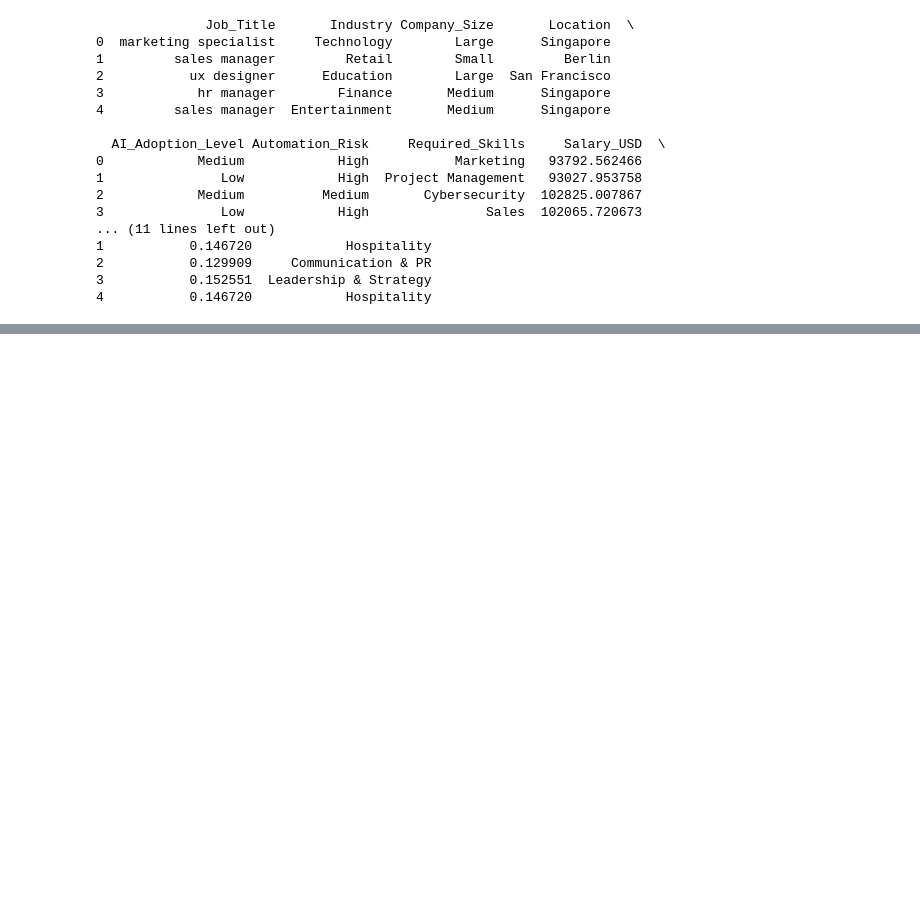
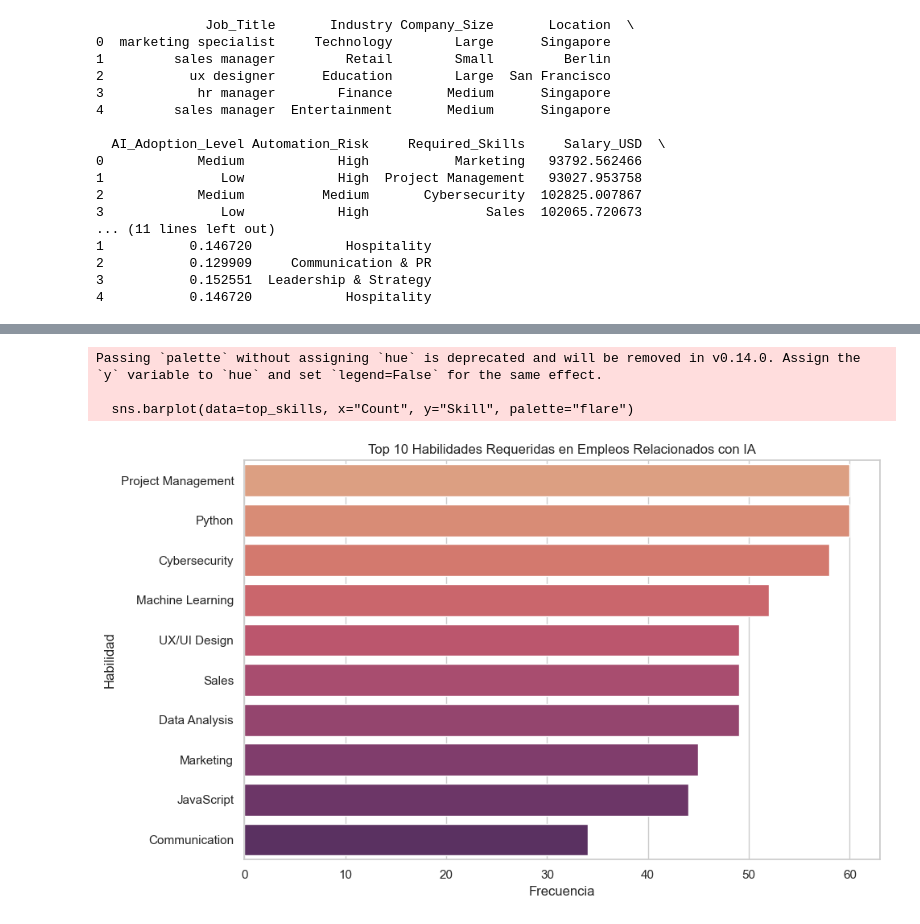
Before and after one commit to httpluris7/AI-Impact-on-works-today, a Jupyter notebook: AI_work.ipynb, the cells around one changed output, grey strips where cells are left out. Saved outputs shown, nothing was run; the diff lists cells and outputs as text; code cells hidden in the pictures; blank space fills up the shorter version.

```diff
--- a/AI_work.ipynb
+++ b/AI_work.ipynb
@@ -35,0 +117,19 @@ Limpieza de los 3 datasets
+# %%
+# Contar las 10 habilidades más frecuentes que solicitan las empresas
+top_skills = AI_job1["Required Skills"].value_counts().head(10).reset_index()
+top_skills.columns = ["Skill", "Count"]
+
+
+sns.set(style="whitegrid")
+plt.figure(figsize=(10, 6))
+sns.barplot(data=top_skills, x="Count", y="Skill", palette="flare")
+plt.title("Top 10 Habilidades Requeridas en Empleos Relacionados con IA")
+plt.xlabel("Frecuencia")
+plt.ylabel("Habilidad")
+plt.tight_layout()
+plt.show()
+# %% [output]
+Passing `palette` without assigning `hue` is deprecated and will be removed in v0.14.0. Assign the `y` variable to `hue` and set `legend=False` for the same effect.
+
+  sns.barplot(data=top_skills, x="Count", y="Skill", palette="flare")
+[figure, added]
```
Also changed, not shown: parts of 32 cells of this notebook.
